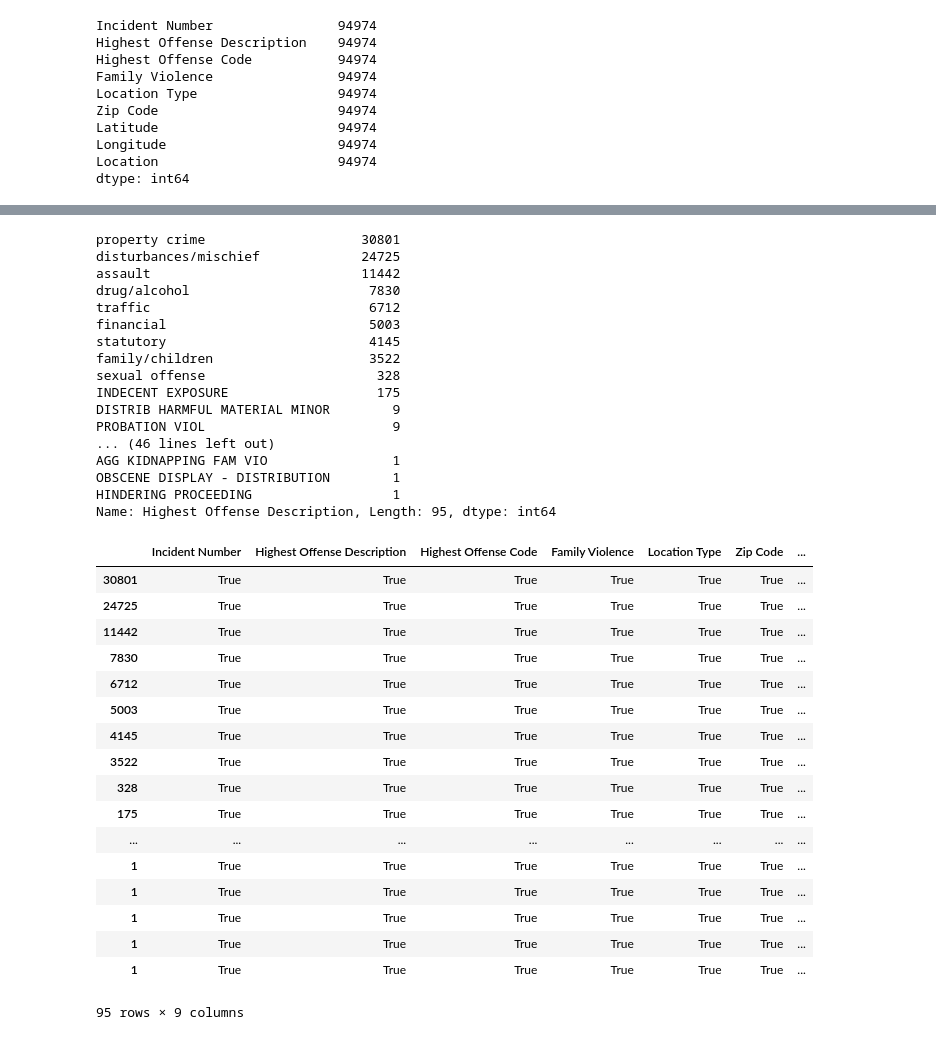
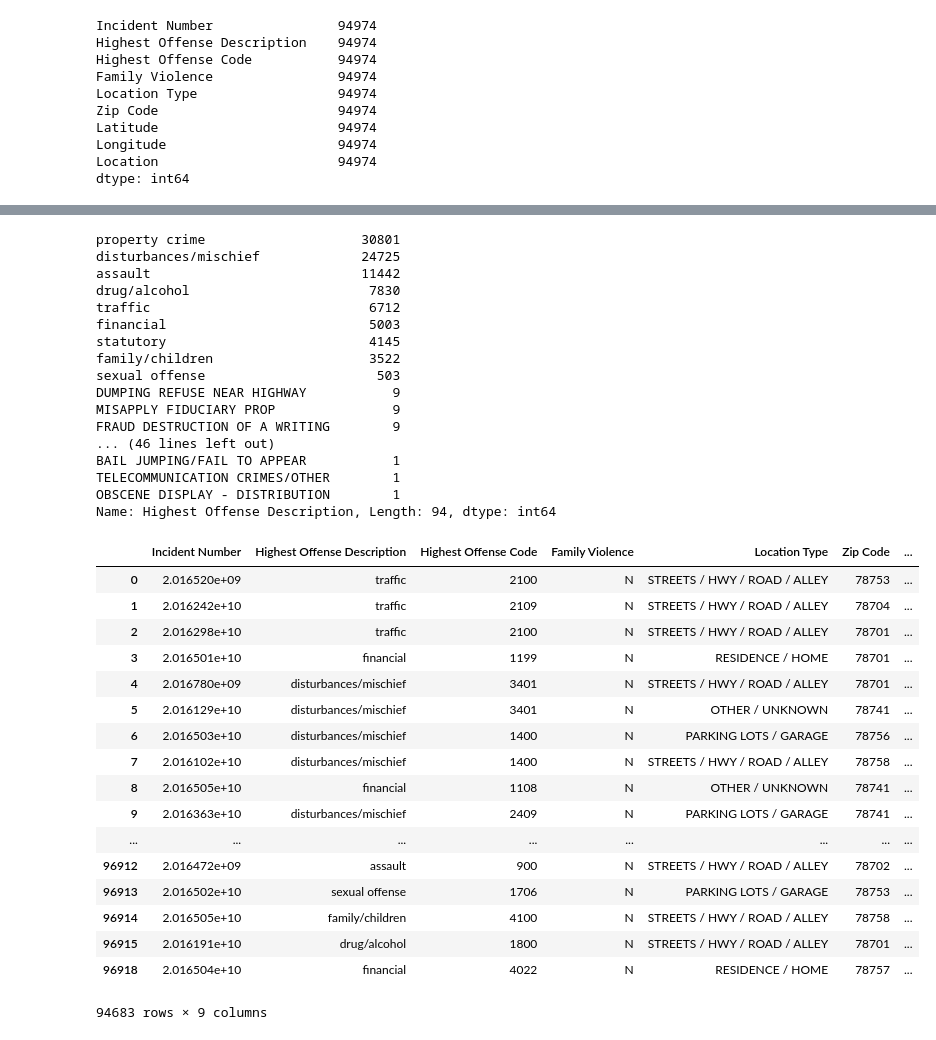
Before and after one commit to fmsayin/Crime_Project_ByZip_Code, a Jupyter notebook: AK Austin crime cleanup.ipynb, the cells around one changed output, grey strips where cells are left out. Cells and saved outputs as stored; diff of their text form; code cells hidden in the pictures.

Commit message:
notebook with steps to clean crime data

```diff
--- a/AK Austin crime cleanup.ipynb
+++ b/AK Austin crime cleanup.ipynb
@@ -260,7 +260,7 @@ crime_cons["Highest Offense Description"] = crime_cons["Highest Offense Descript
 #sex crimes group
 crime_cons["Highest Offense Description"] = crime_cons["Highest Offense Description"].replace({"PUBLIC LEWDNESS":"sexual offense", "PROSTITUTION":"sexual offense",
                                             "DOC EXPOSURE":"sexual offense","POSS/PROMO CHILD PORNOGRAPHY":"sexual offense",
-                                            "ONLINE SOLICITATION OF A MINOR":"sexual offense","PROMOTION OF PROSTITUTION":"sexual offense"})
+                                            "ONLINE SOLICITATION OF A MINOR":"sexual offense","PROMOTION OF PROSTITUTION":"sexual offense","INDECENT EXPOSURE":"sexual offense"})
 # %%
 crime_type_count = crime_cons["Highest Offense Description"].value_counts()
 crime_type_count
@@ -273,35 +273,35 @@ traffic                            6712
 financial                          5003
 statutory                          4145
 family/children                    3522
-sexual offense                      328
-INDECENT EXPOSURE                   175
-DISTRIB HARMFUL MATERIAL MINOR        9
-PROBATION VIOL                        9
+sexual offense                      503
+DUMPING REFUSE NEAR HIGHWAY           9
+MISAPPLY FIDUCIARY PROP               9
+FRAUD DESTRUCTION OF A WRITING        9
 ... (46 lines left out)
-AGG KIDNAPPING FAM VIO                1
+BAIL JUMPING/FAIL TO APPEAR           1
+TELECOMMUNICATION CRIMES/OTHER        1
 OBSCENE DISPLAY - DISTRIBUTION        1
-HINDERING PROCEEDING                  1
-Name: Highest Offense Description, Length: 95, dtype: int64
+Name: Highest Offense Description, Length: 94, dtype: int64
 # %%
 #drop where there are fewer than 10 instances of a crime
-crime_dropped = crime_cons.loc[crime_cons["Highest Offense Description"].value_counts()]>10
-crime_dropped
+new_crime=crime_cons.groupby("Highest Offense Description").filter(lambda x: len(x) > 10)
+new_crime
 # %% [output]
 |  | Incident Number | Highest Offense Description | Highest Offense Code | Family Violence | Location Type | Zip Code | ... |
-| 30801 | True | True | True | True | True | True | ... |
-| 24725 | True | True | True | True | True | True | ... |
-| 11442 | True | True | True | True | True | True | ... |
-| 7830 | True | True | True | True | True | True | ... |
-| 6712 | True | True | True | True | True | True | ... |
-| 5003 | True | True | True | True | True | True | ... |
-| 4145 | True | True | True | True | True | True | ... |
-| 3522 | True | True | True | True | True | True | ... |
-| 328 | True | True | True | True | True | True | ... |
-| 175 | True | True | True | True | True | True | ... |
+| 0 | 2.016520e+09 | traffic | 2100 | N | STREETS / HWY / ROAD / ALLEY | 78753 | ... |
+| 1 | 2.016242e+10 | traffic | 2109 | N | STREETS / HWY / ROAD / ALLEY | 78704 | ... |
+| 2 | 2.016298e+10 | traffic | 2100 | N | STREETS / HWY / ROAD / ALLEY | 78701 | ... |
+| 3 | 2.016501e+10 | financial | 1199 | N | RESIDENCE / HOME | 78701 | ... |
+| 4 | 2.016780e+09 | disturbances/mischief | 3401 | N | STREETS / HWY / ROAD / ALLEY | 78701 | ... |
+| 5 | 2.016129e+10 | disturbances/mischief | 3401 | N | OTHER / UNKNOWN | 78741 | ... |
+| 6 | 2.016503e+10 | disturbances/mischief | 1400 | N | PARKING LOTS / GARAGE | 78756 | ... |
+| 7 | 2.016102e+10 | disturbances/mischief | 1400 | N | STREETS / HWY / ROAD / ALLEY | 78758 | ... |
+| 8 | 2.016505e+10 | financial | 1108 | N | OTHER / UNKNOWN | 78741 | ... |
+| 9 | 2.016363e+10 | disturbances/mischief | 2409 | N | PARKING LOTS / GARAGE | 78741 | ... |
 | ... | ... | ... | ... | ... | ... | ... | ... |
-| 1 | True | True | True | True | True | True | ... |
-| 1 | True | True | True | True | True | True | ... |
-| 1 | True | True | True | True | True | True | ... |
-| 1 | True | True | True | True | True | True | ... |
-| 1 | True | True | True | True | True | True | ... |
+| 96912 | 2.016472e+09 | assault | 900 | N | STREETS / HWY / ROAD / ALLEY | 78702 | ... |
+| 96913 | 2.016502e+10 | sexual offense | 1706 | N | PARKING LOTS / GARAGE | 78753 | ... |
+| 96914 | 2.016505e+10 | family/children | 4100 | N | STREETS / HWY / ROAD / ALLEY | 78758 | ... |
+| 96915 | 2.016191e+10 | drug/alcohol | 1800 | N | STREETS / HWY / ROAD / ALLEY | 78701 | ... |
+| 96918 | 2.016504e+10 | financial | 4022 | N | RESIDENCE / HOME | 78757 | ... |
-95 rows × 9 columns
+94683 rows × 9 columns
```
Also changed, not shown: parts of 1 cell of this notebook.
